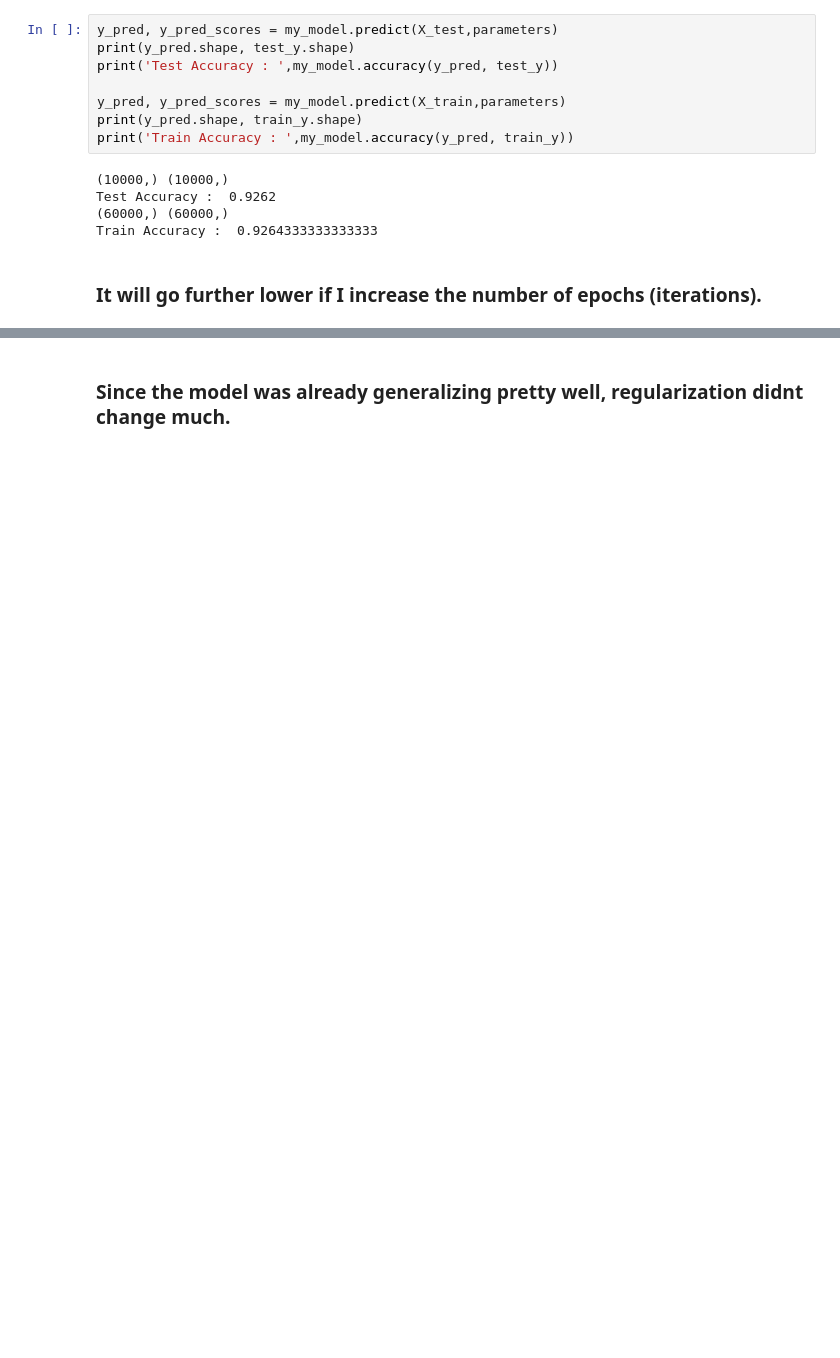
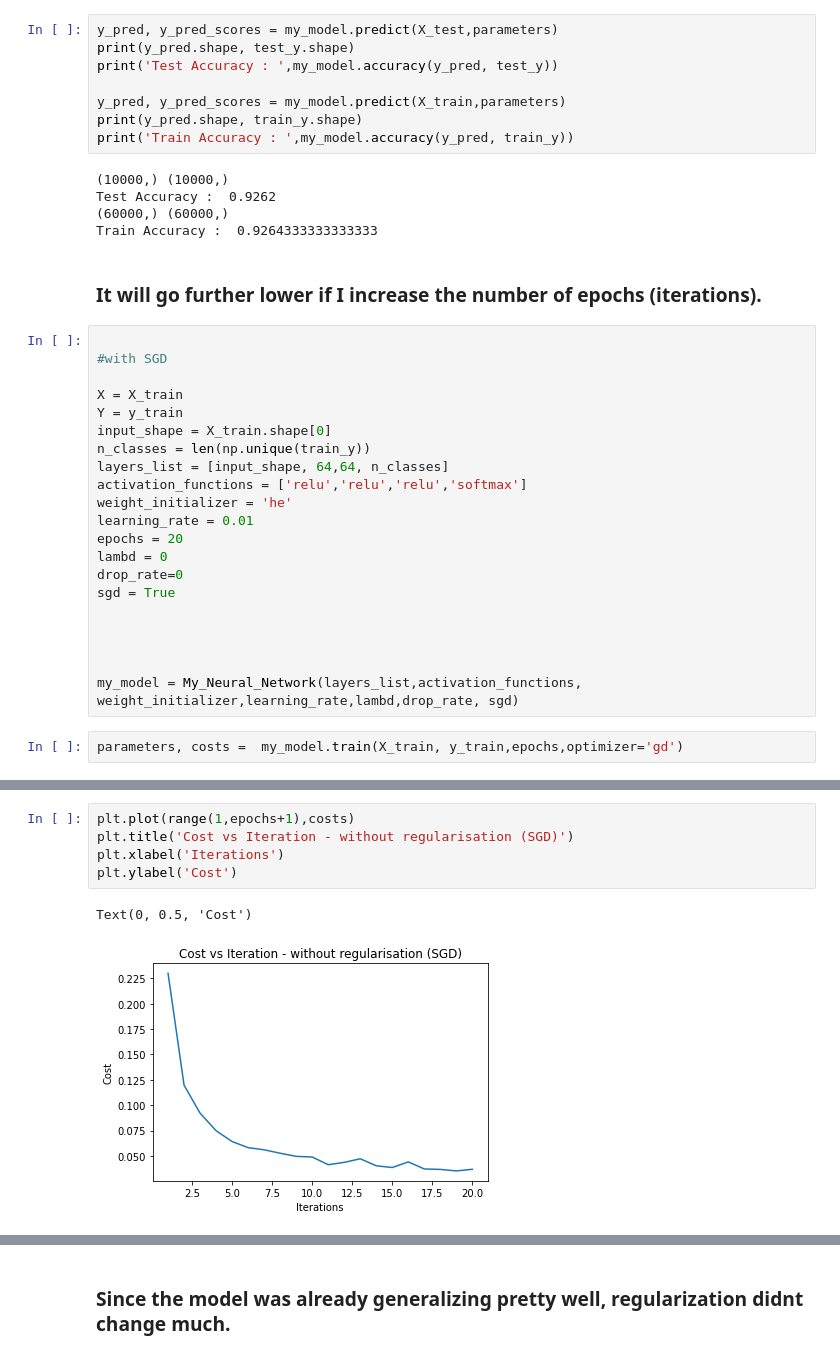
Before and after one commit to Saurabhraj5162/INM702_CW_MNIST, a Jupyter notebook: src/lab/Deep_Neural_Network_INM702CW2-2.ipynb, the cells around one changed output, grey strips where cells are left out. Cells and saved outputs as stored; diff of their text form; blank space fills up the shorter version.

```diff
--- a/src/lab/Deep_Neural_Network_INM702CW2-2.ipynb
+++ b/src/lab/Deep_Neural_Network_INM702CW2-2.ipynb
@@ -765,3 +918,26 @@ Test Accuracy :  0.9262
 Train Accuracy :  0.9264333333333333
 # %% [markdown]
 ### It will go further lower if I increase the number of epochs (iterations).
+# %%
+
+#with SGD
+
+X = X_train
+Y = y_train
+input_shape = X_train.shape[0]
+n_classes = len(np.unique(train_y))
+layers_list = [input_shape, 64,64, n_classes]
+activation_functions = ['relu','relu','relu','softmax']
+weight_initializer = 'he'
+learning_rate = 0.01
+epochs = 20
+lambd = 0
+drop_rate=0
+sgd = True
+
+
+
+
+my_model = My_Neural_Network(layers_list,activation_functions, weight_initializer,learning_rate,lambd,drop_rate, sgd)
+# %%
+parameters, costs =  my_model.train(X_train, y_train,epochs,optimizer='gd')
@@ -767,0 +965,8 @@ Train Accuracy :  0.9264333333333333
+# %%
+plt.plot(range(1,epochs+1),costs)
+plt.title('Cost vs Iteration - without regularisation (SGD)')
+plt.xlabel('Iterations')
+plt.ylabel('Cost')
+# %% [output]
+Text(0, 0.5, 'Cost')
+[figure, added]
```
Also changed, not shown: parts of 23 cells of this notebook, 3 other files.
